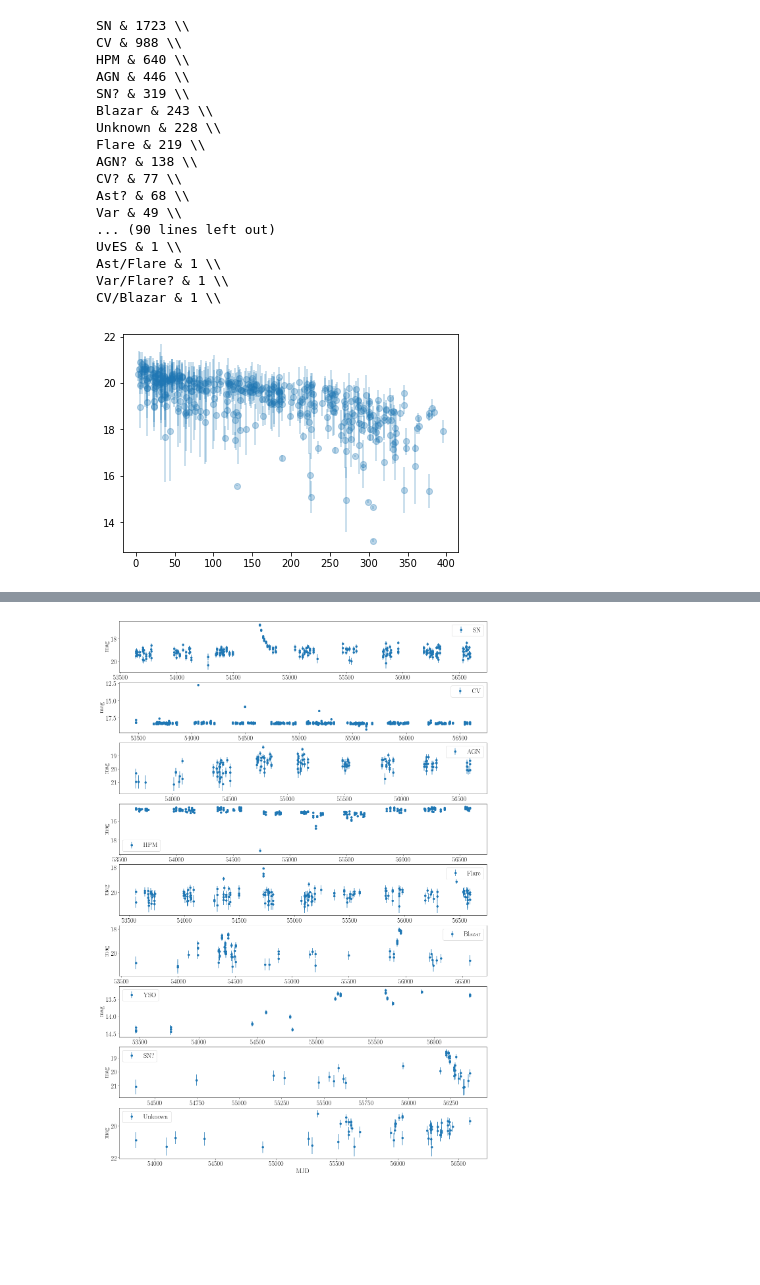
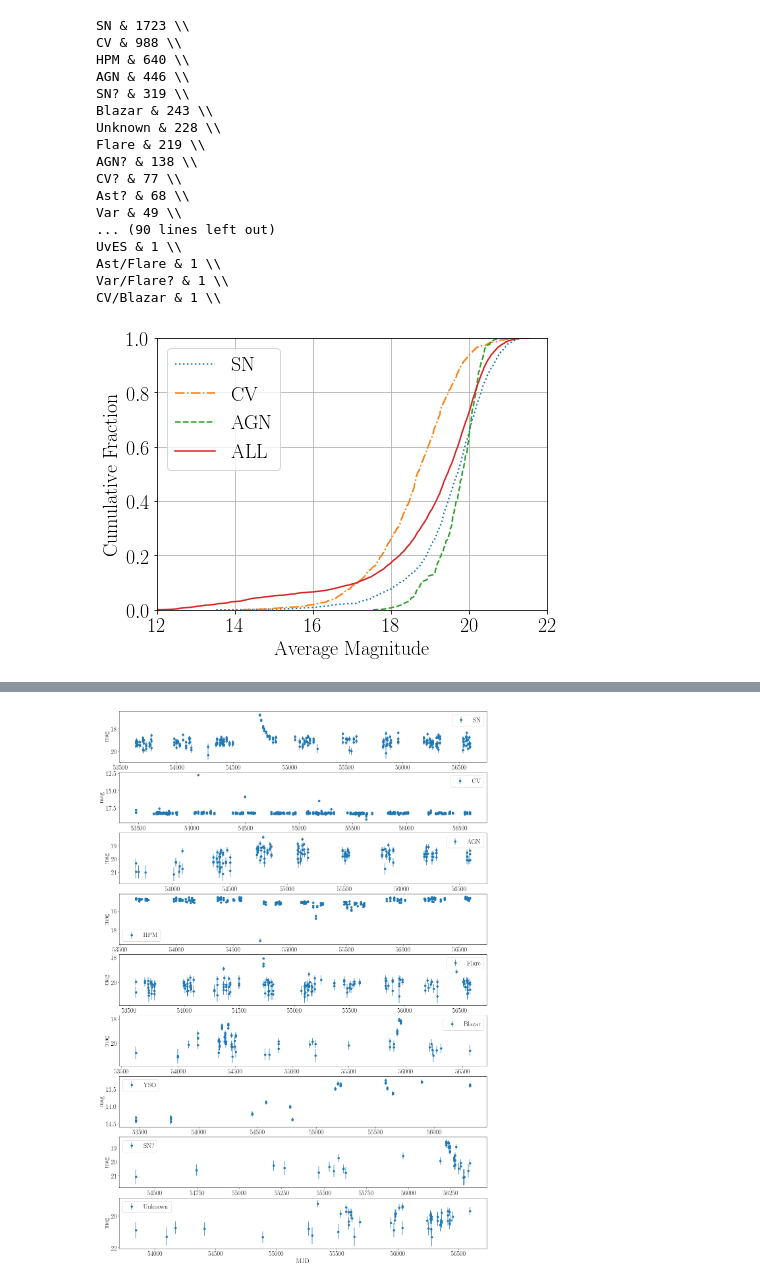
Before and after one commit to MachineLearningUniandes/MANTRA, a Jupyter notebook: nb-explore/explore_light_curves.ipynb, the cells around one changed output, grey strips where cells are left out. Cells and saved outputs as stored; diff of their text form; code cells hidden in the pictures; blank space fills up the shorter version.

```diff
--- a/nb-explore/explore_light_curves.ipynb
+++ b/nb-explore/explore_light_curves.ipynb
@@ -104,8 +103,29 @@ for i in range(n_points):
-# %%
-_ = plt.errorbar(len_curve, average_mag, yerr=std_dev_mag, fmt='o', alpha=0.3)
-#plt.semilogx()
-# %% [output]
-[figure, removed]
+# %%
+fig = plt.figure(figsize=(7,5))
+plt.rc('text', usetex=True,)
+plt.rc('font', family='serif', size=20)
+classes = np.array(classes)
+
+for c,z in zip(['SN', 'CV', 'AGN'],[':', '-.', '--']):
+    ii = (classes == c)
+    tmp_len = average_mag[ii]
+    tmp_len.sort()
+    n_points = len(tmp_len)
+    plt.plot(tmp_len, np.linspace(0,1,n_points), label=c, linestyle=z)
+
+n_points = len(average_mag)
+sorted_len = average_mag.copy()
+sorted_len.sort()
+plt.plot(sorted_len, np.linspace(0,1,n_points), label='ALL')
+plt.ylim([0,1])
+plt.xlim([12,22])
+plt.xlabel('Average Magnitude')
+plt.ylabel('Cumulative Fraction')
+plt.grid()
+plt.legend()
+plt.savefig('cumulative_magnitude.pdf', bbox_inches='tight')
+# %% [output]
+[figure, added]
 # %%
 fig = plt.figure(figsize=(7,5))
 plt.rc('text', usetex=True,)
```
Also changed, not shown: parts of 7 cells of this notebook.
